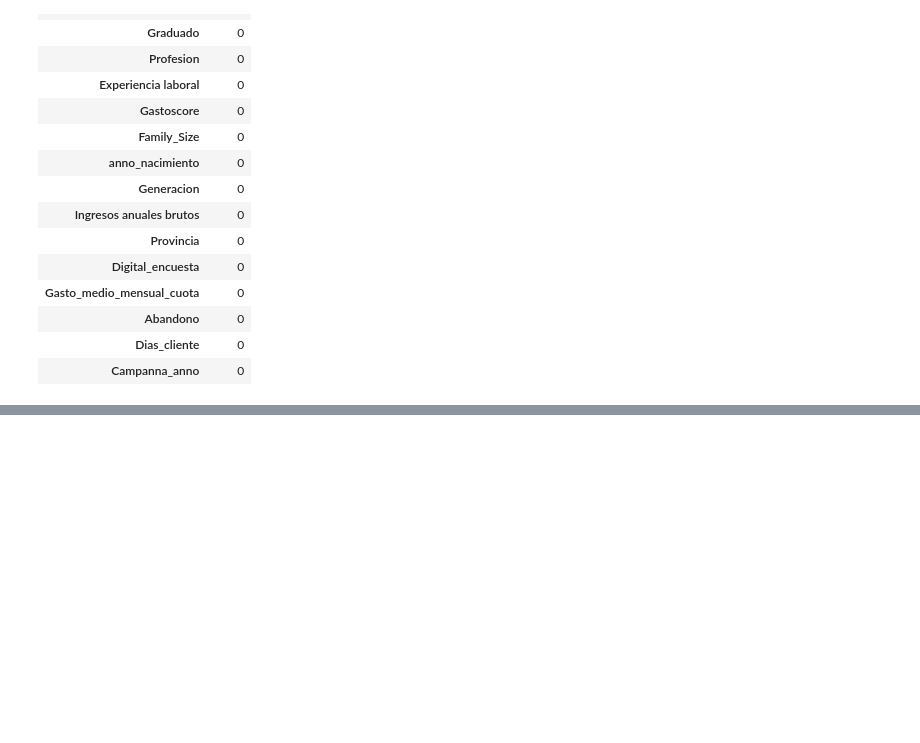
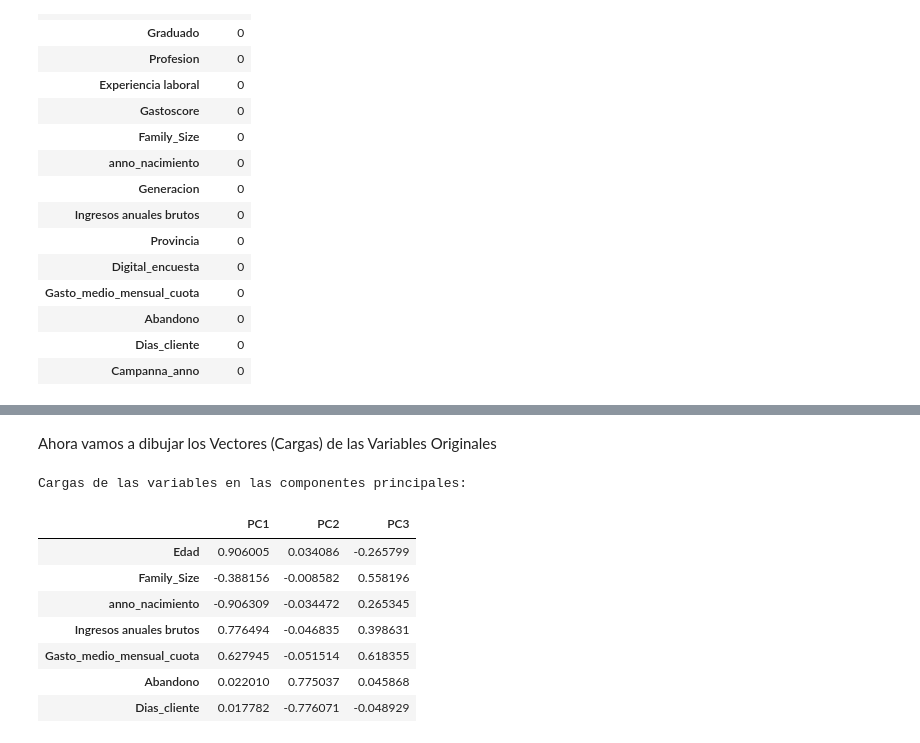
Before and after one commit to pelahumi/Segmentacion-clientes, a Jupyter notebook: cluster_anal.ipynb, the cells around one changed output, grey strips where cells are left out. Cells and saved outputs as stored; diff of their text form; code cells hidden in the pictures; blank space fills up the shorter version.

```diff
--- a/cluster_anal.ipynb
+++ b/cluster_anal.ipynb
@@ -118,0 +199,21 @@ df_nulls
+# %% [markdown]
+Ahora vamos a dibujar los Vectores (Cargas) de las Variables Originales
+# %%
+# Obtener las cargas (vectores propios)
+cargas = pca.components_.T * np.sqrt(pca.explained_variance_)
+
+# Crear un DataFrame para las cargas
+cargas_df = pd.DataFrame(cargas, index=numerical_cols, columns=['PC1', 'PC2', 'PC3'])
+
+print("\nCargas de las variables en las componentes principales:")
+cargas_df
+# %% [output]
+Cargas de las variables en las componentes principales:
+|  | PC1 | PC2 | PC3 |
+| Edad | 0.906005 | 0.034086 | -0.265799 |
+| Family_Size | -0.388156 | -0.008582 | 0.558196 |
+| anno_nacimiento | -0.906309 | -0.034472 | 0.265345 |
+| Ingresos anuales brutos | 0.776494 | -0.046835 | 0.398631 |
+| Gasto_medio_mensual_cuota | 0.627945 | -0.051514 | 0.618355 |
+| Abandono | 0.022010 | 0.775037 | 0.045868 |
+| Dias_cliente | 0.017782 | -0.776071 | -0.048929 |
```
Also changed, not shown: parts of 9 cells of this notebook.
